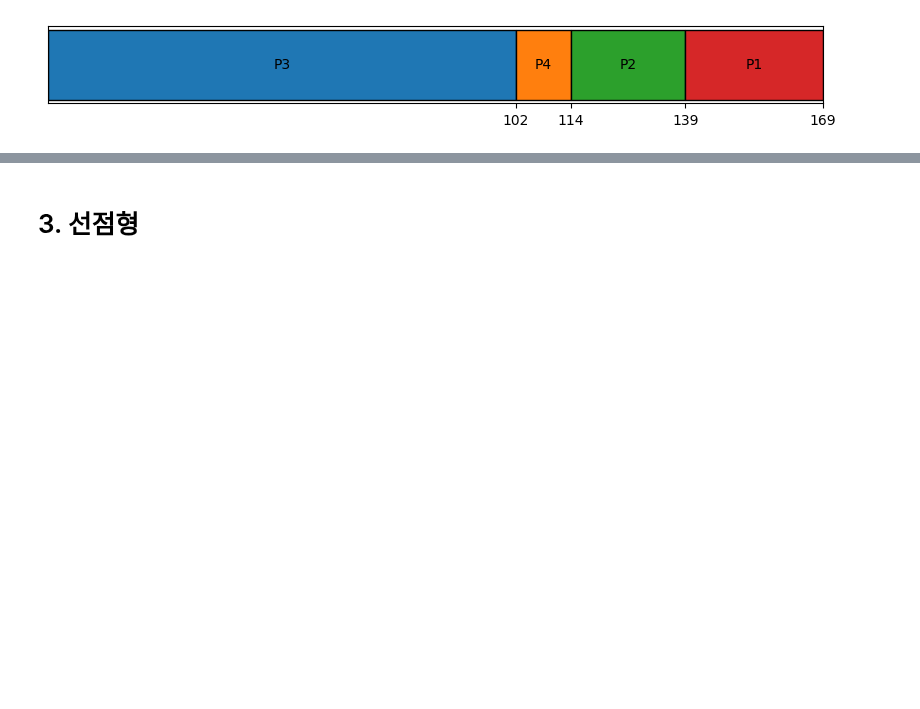
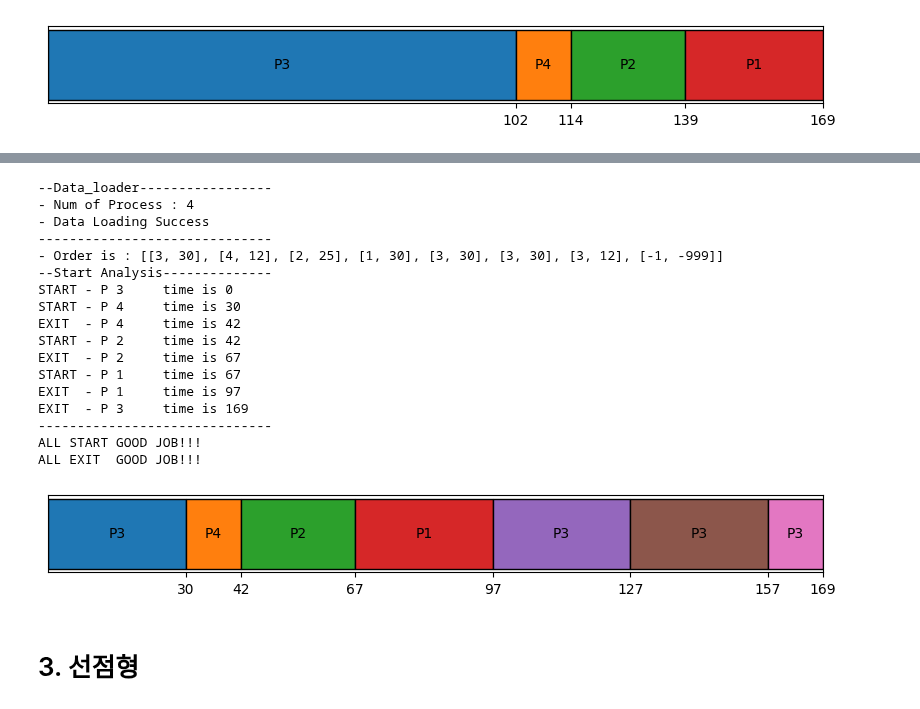
Before and after one commit to jiho264/2023os, a Jupyter notebook: homework01/homework01.ipynb, the cells around one changed output, grey strips where cells are left out. Drawn from its saved outputs; the diff is of its cells as text; code cells hidden in the pictures; blank space fills up the shorter version.

```diff
--- a/homework01/homework01.ipynb
+++ b/homework01/homework01.ipynb
@@ -358,3 +360,55 @@ ALL EXIT  GOOD JOB!!!
+# %%
+_order = []
+_list = data_loader()["list"]
+_copy = copy.deepcopy(_list)
+
+_remainder = []
+
+for _now_time in range(_MAX_TIME_LENGTH_):
+
+    # 도착하면 수행 가능 리스트에 넣기
+    for _process in _list:
+        if (_now_time == _process['Arrival_time']):
+            _remainder.append(_process)
+    # Priority 기준으로 오름차순 정렬
+    _remainder = sorted(_remainder, key=lambda x: x['Priority'])
+    # 리스트 내에서 스케쥴링 진행
+    for _sorted_process in _remainder:
+        # 남은 작업이 있을 때에,
+        if (_sorted_process['Burst_time'] > 0):
+            # 더 적게 남으면 Burst_time만
+            if (_sorted_process['Burst_time'] < _QUANTUM_TIME_):
+                _order.append(
+                    [_sorted_process['Num'], _sorted_process['Burst_time']])
+                _sorted_process['Burst_time'] -= _sorted_process['Burst_time']
+            # 동일하거나 더 많이 남으면 _QUANTUM_TIME_ 만큼만
+            else:
+                _order.append([_sorted_process['Num'], _QUANTUM_TIME_])
+                _sorted_process['Burst_time'] -= _QUANTUM_TIME_
+
+# 종료 사인
+_order.append([_NON_PROCESS_, _ALL_JOB_IS_DONE_])
+
+draw(_copy, _order)
+# %% [output]
+--Data_loader-----------------
+- Num of Process : 4
+- Data Loading Success
+------------------------------
+- Order is : [[3, 30], [4, 12], [2, 25], [1, 30], [3, 30], [3, 30], [3, 12], [-1, -999]]
+--Start Analysis--------------
+START - P 3     time is 0
+START - P 4     time is 30
+EXIT  - P 4     time is 42
+START - P 2     time is 42
+EXIT  - P 2     time is 67
+START - P 1     time is 67
+EXIT  - P 1     time is 97
+EXIT  - P 3     time is 169
+------------------------------
+ALL START GOOD JOB!!!
+ALL EXIT  GOOD JOB!!!
+[figure, added]
 # %% [markdown]
 # 3. 선점형
 # %% [markdown]
```
Also changed, not shown: parts of 9 cells of this notebook.
